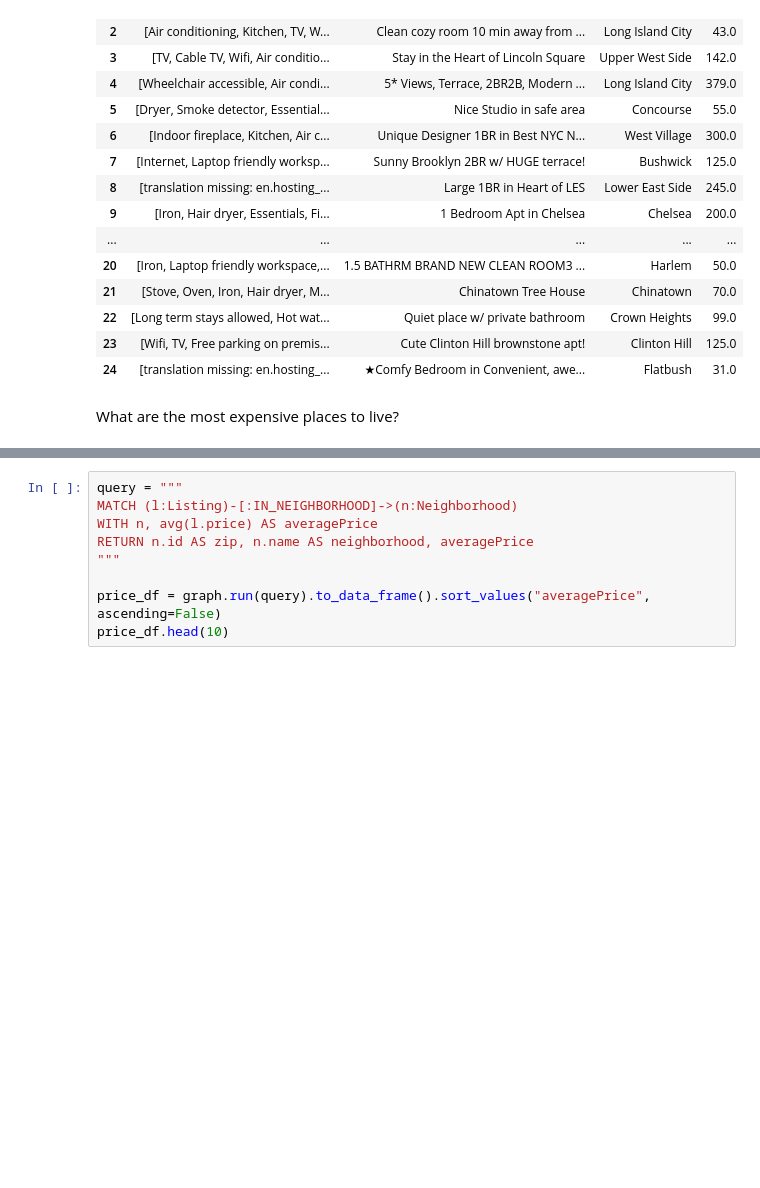
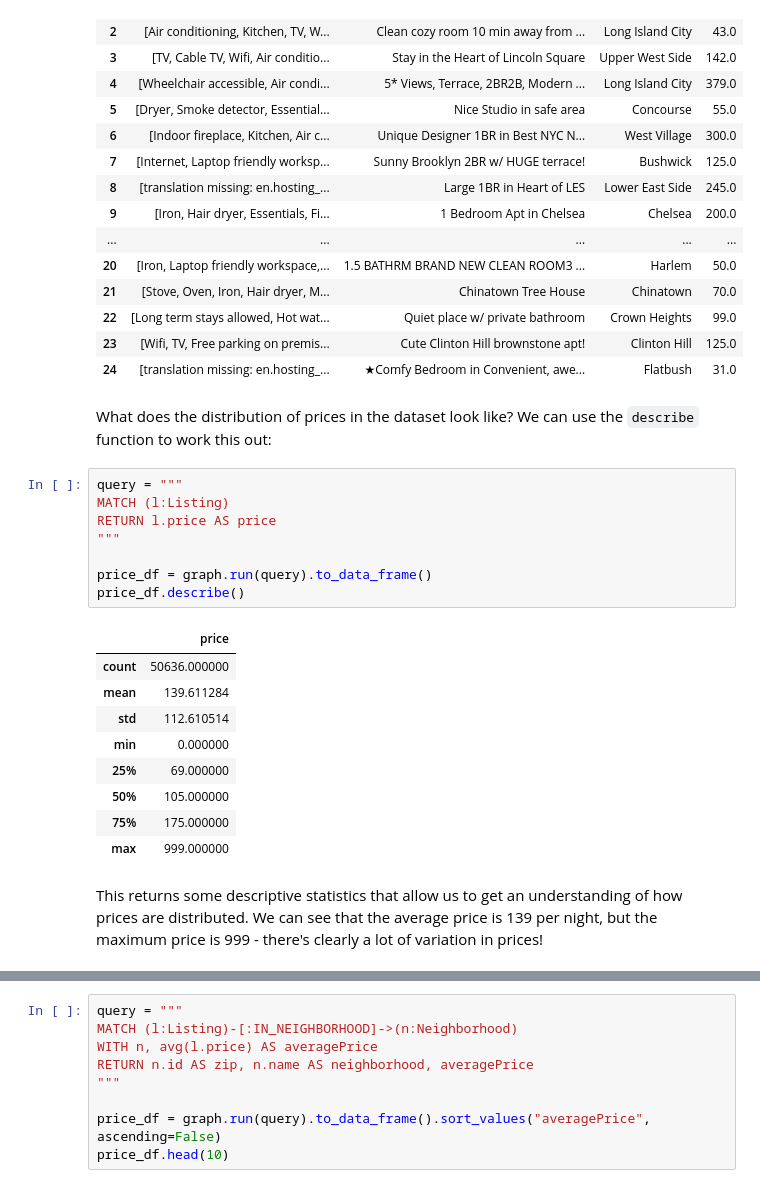
Before and after one commit to neo4j-contrib/training, a Jupyter notebook: ml_ai/02_EDA.ipynb, the cells around one changed output, grey strips where cells are left out. Saved outputs shown, nothing was run; the diff lists cells and outputs as text; blank space fills up the shorter version.

```diff
--- a/ml_ai/02_EDA.ipynb
+++ b/ml_ai/02_EDA.ipynb
@@ -123,5 +122,25 @@ graph.run(exploratory_query).to_data_frame()
 | 22 | [Long term stays allowed, Hot wat... | Quiet place w/ private bathroom | Crown Heights | 99.0 |
 | 23 | [Wifi, TV, Free parking on premis... | Cute Clinton Hill brownstone apt! | Clinton Hill | 125.0 |
 | 24 | [translation missing: en.hosting_... | ★Comfy Bedroom in Convenient, awe... | Flatbush | 31.0 |
-# %% [markdown]
-What are the most expensive places to live?
+# %% [markdown]
+What does the distribution of prices in the dataset look like? We can use the `describe` function to work this out:
+# %%
+query = """
+MATCH (l:Listing)
+RETURN l.price AS price
+"""
+
+price_df = graph.run(query).to_data_frame()
+price_df.describe()
+# %% [output]
+|  | price |
+| count | 50636.000000 |
+| mean | 139.611284 |
+| std | 112.610514 |
+| min | 0.000000 |
+| 25% | 69.000000 |
+| 50% | 105.000000 |
+| 75% | 175.000000 |
+| max | 999.000000 |
+# %% [markdown]
+This returns some descriptive statistics that allow us to get an understanding of how prices are distributed. We can see that the average price is 139 per night, but the maximum price is 999 - there's clearly a lot of variation in prices!
```
Also changed, not shown: parts of 6 cells of this notebook.
